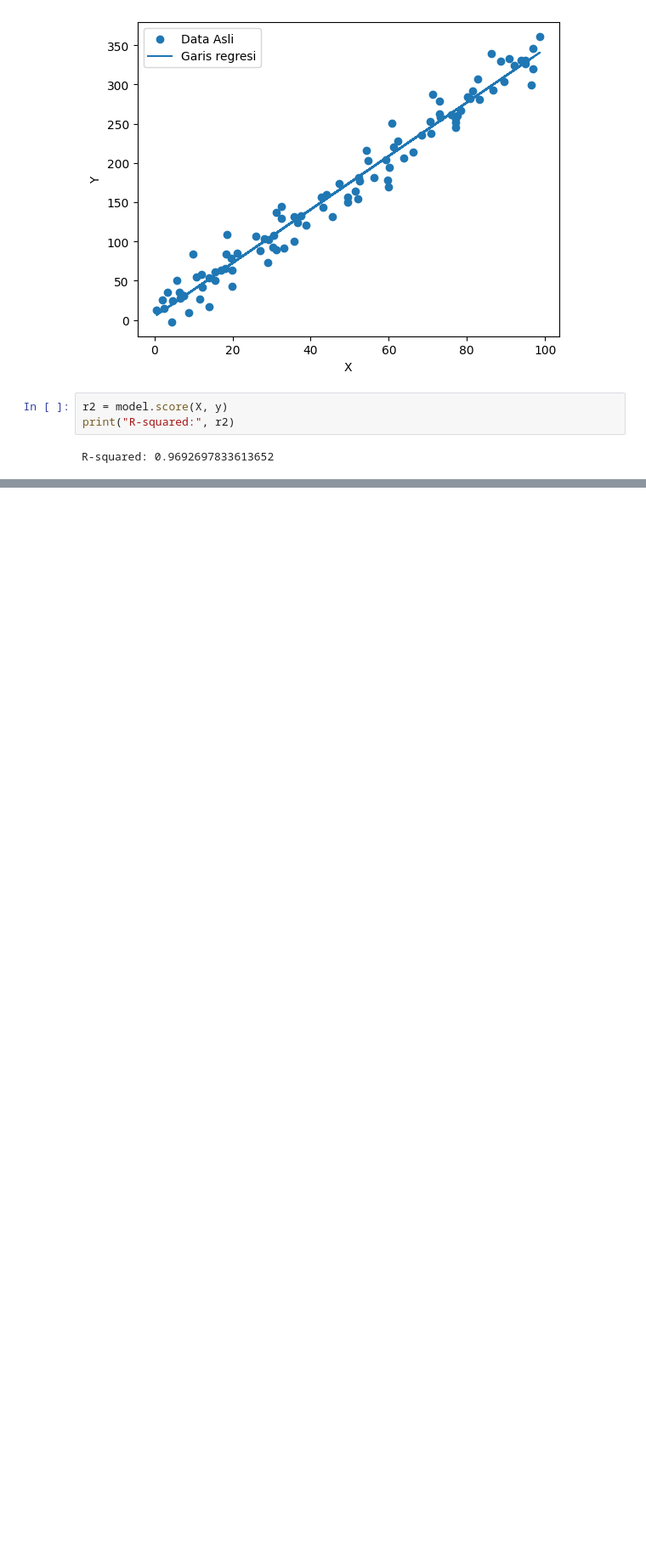
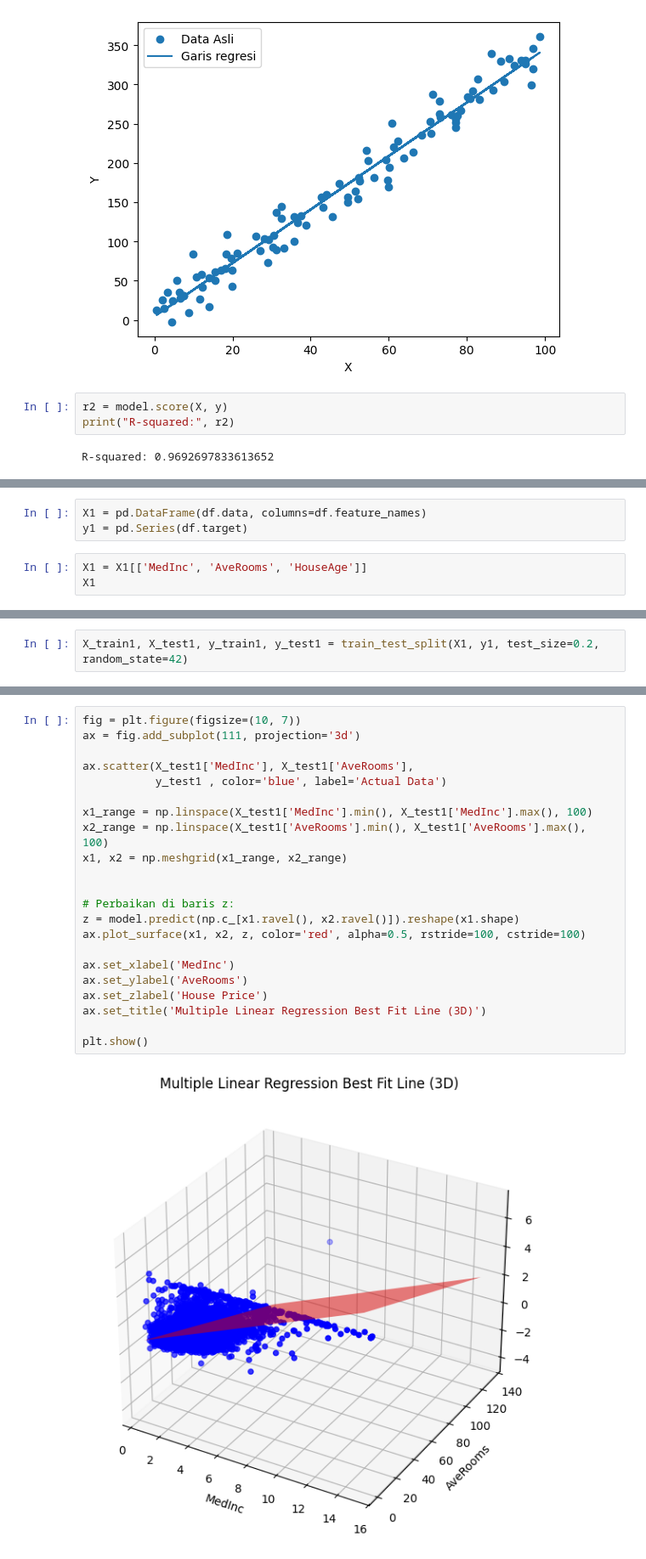
Before and after one commit to RoihansLab/Machine-Learning-Projects, a Jupyter notebook: Praktikum_Matkul/Minggu_2_Linear_Regression_Machine_Learning.ipynb, the cells around one changed output, grey strips where cells are left out. Shown at 85% size. Saved outputs shown, nothing was run; the diff lists cells and outputs as text; blank space fills up the shorter version.

```diff
--- a/Praktikum_Matkul/Minggu_2_Linear_Regression_Machine_Learning.ipynb
+++ b/Praktikum_Matkul/Minggu_2_Linear_Regression_Machine_Learning.ipynb
@@ -43,0 +164,6 @@ R-squared: 0.9692697833613652
+# %%
+X1 = pd.DataFrame(df.data, columns=df.feature_names)
+y1 = pd.Series(df.target)
+# %%
+X1 = X1[['MedInc', 'AveRooms', 'HouseAge']]
+X1
@@ -43,0 +201,2 @@ R-squared: 0.9692697833613652
+# %%
+X_train1, X_test1, y_train1, y_test1 = train_test_split(X1, y1, test_size=0.2, random_state=42)
@@ -43,0 +221,24 @@ R-squared: 0.9692697833613652
+# %%
+fig = plt.figure(figsize=(10, 7))
+ax = fig.add_subplot(111, projection='3d')
+
+ax.scatter(X_test1['MedInc'], X_test1['AveRooms'],
+           y_test1 , color='blue', label='Actual Data')
+
+x1_range = np.linspace(X_test1['MedInc'].min(), X_test1['MedInc'].max(), 100)
+x2_range = np.linspace(X_test1['AveRooms'].min(), X_test1['AveRooms'].max(), 100)
+x1, x2 = np.meshgrid(x1_range, x2_range)
+
+
+# Perbaikan di baris z:
+z = model.predict(np.c_[x1.ravel(), x2.ravel()]).reshape(x1.shape)
+ax.plot_surface(x1, x2, z, color='red', alpha=0.5, rstride=100, cstride=100)
+
+ax.set_xlabel('MedInc')
+ax.set_ylabel('AveRooms')
+ax.set_zlabel('House Price')
+ax.set_title('Multiple Linear Regression Best Fit Line (3D)')
+
+plt.show()
+# %% [output]
+[figure, added]
```
Also changed, not shown: parts of 20 cells of this notebook.
